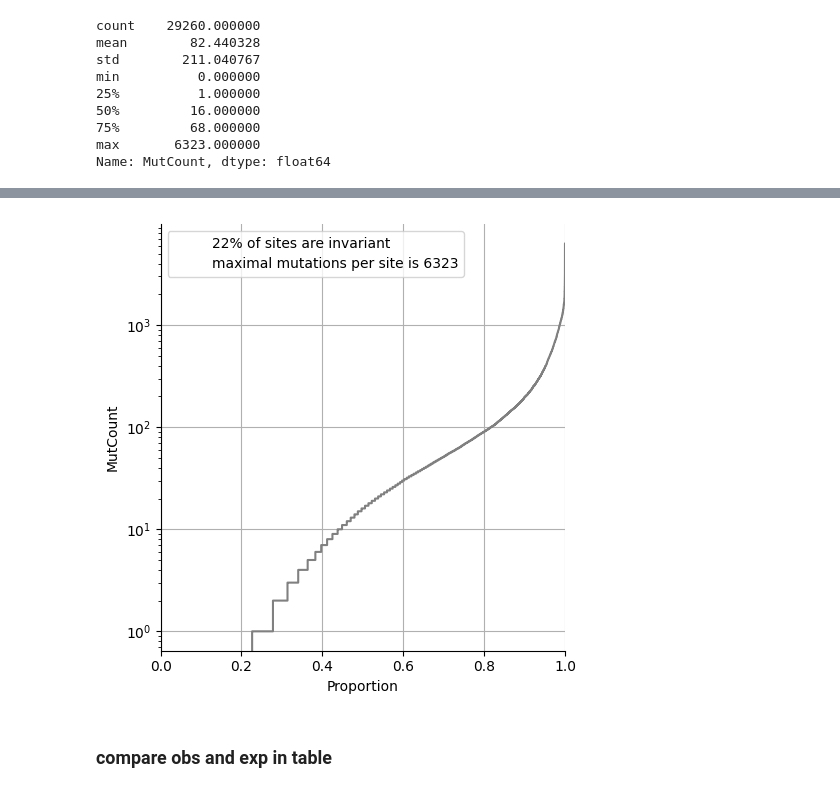
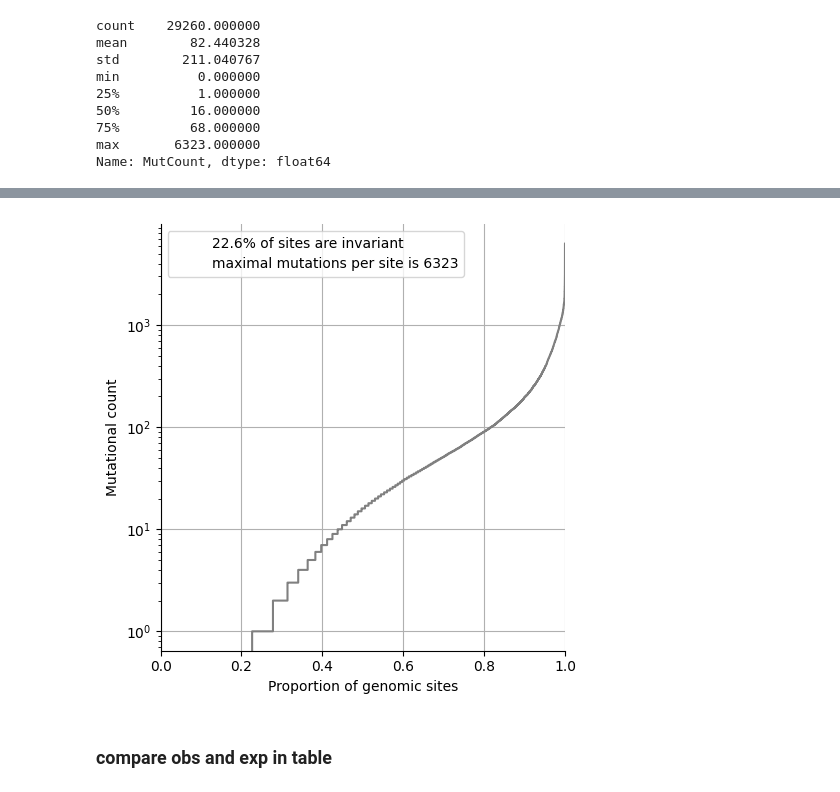
Before and after one commit to mitoclub/RNAViralMutSpec, a Jupyter notebook: sars-cov-2_aa_subst/process.ipynb, the cells around one changed output, grey strips where cells are left out. Drawn from its saved outputs; the diff is of its cells as text; code cells hidden in the pictures.

```diff
--- a/sars-cov-2_aa_subst/process.ipynb
+++ b/sars-cov-2_aa_subst/process.ipynb
@@ -308,17 +306,20 @@ ref_sites_df.MutCount.value_counts(normalize=True).rename('freq').reset_index()
 # %%
 import matplotlib.patches as mpatches
 
 sns.displot(ref_sites_df, y='MutCount', kind='ecdf', log_scale=(False, True), color='gray')
 plt.legend([
         mpatches.Patch(color='none'),
         mpatches.Patch(color='none'),
     ],[
-        '22% of sites are invariant', 'maximal mutations per site is 6323'],
+        '22.6% of sites are invariant', 'maximal mutations per site is 6323'],
     loc='upper left')
 plt.grid(True)
+plt.ylabel('Mutational count')
+plt.xlabel('Proportion of genomic sites')
 plt.tight_layout()
+plt.show()
 # %% [output]
-[figure, old version]
+[figure, new version]
 # %% [markdown]
 ### compare obs and exp in table
 # %%
```
Also changed, not shown: parts of 9 cells of this notebook, 4 other files.
